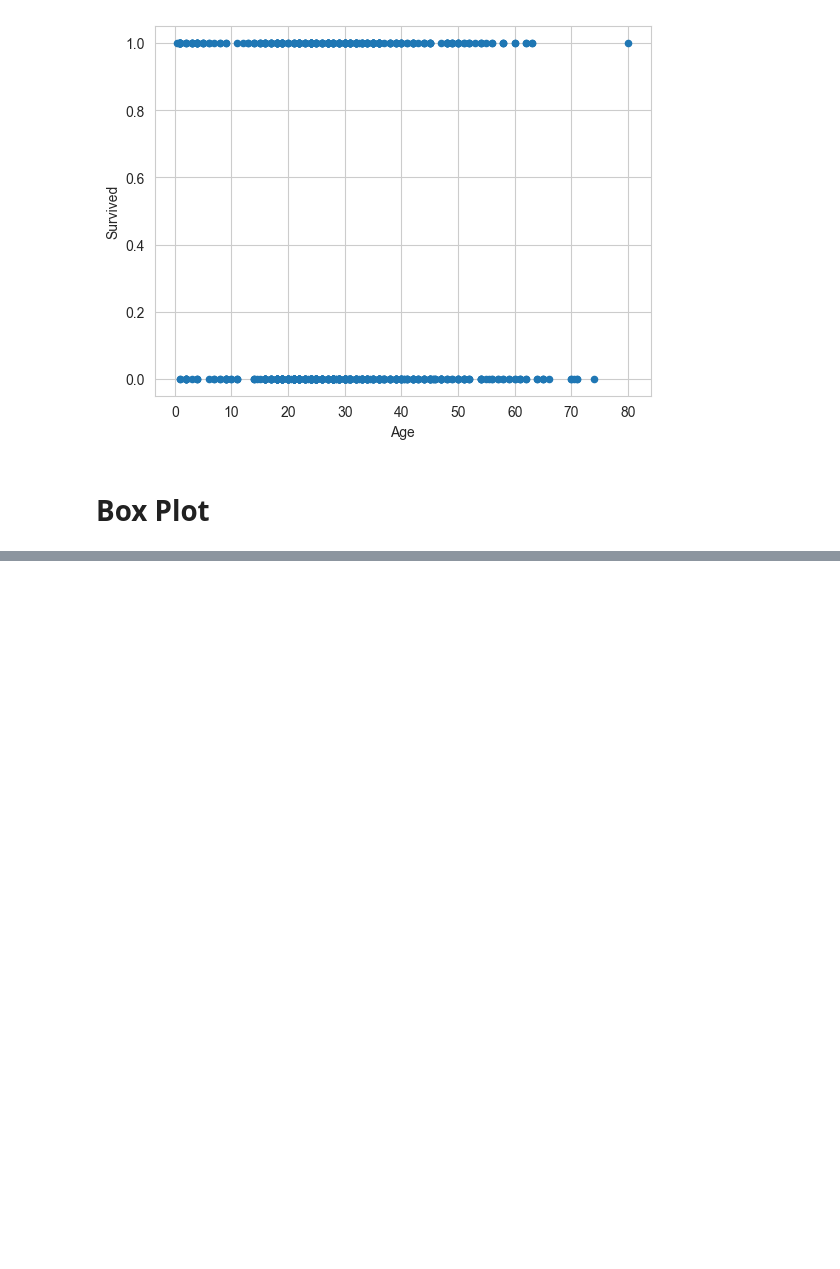
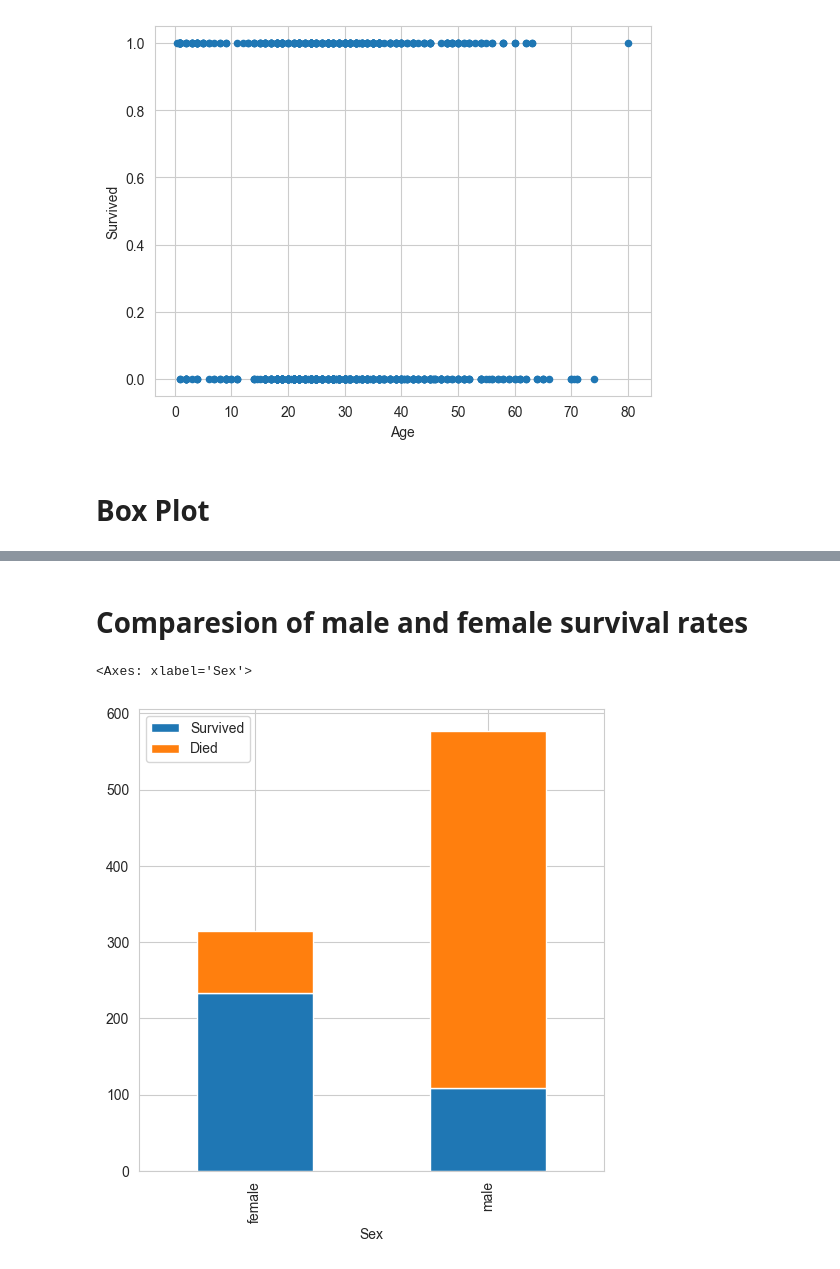
Before and after one commit to AhmadSaheb007/Machine-Learning-Python-, a Jupyter notebook: Projects/Titanic/Titanic.ipynb, the cells around one changed output, grey strips where cells are left out. Cells and saved outputs as stored; diff of their text form; code cells hidden in the pictures; blank space fills up the shorter version.

```diff
--- a/Projects/Titanic/Titanic.ipynb
+++ b/Projects/Titanic/Titanic.ipynb
@@ -158,0 +236,8 @@ plt.show()
+# %% [markdown]
+# Comparesion of male and female survival rates
+# %%
+titanicDB["Died"]=  1 - titanicDB["Survived"]
+titanicDB.groupby('Sex').agg('sum')[['Survived', 'Died']].plot(kind='bar',figsize=(6, 6),stacked=True)
+# %% [output]
+<Axes: xlabel='Sex'>
+[figure, added]
```
Also changed, not shown: parts of 17 cells of this notebook.
